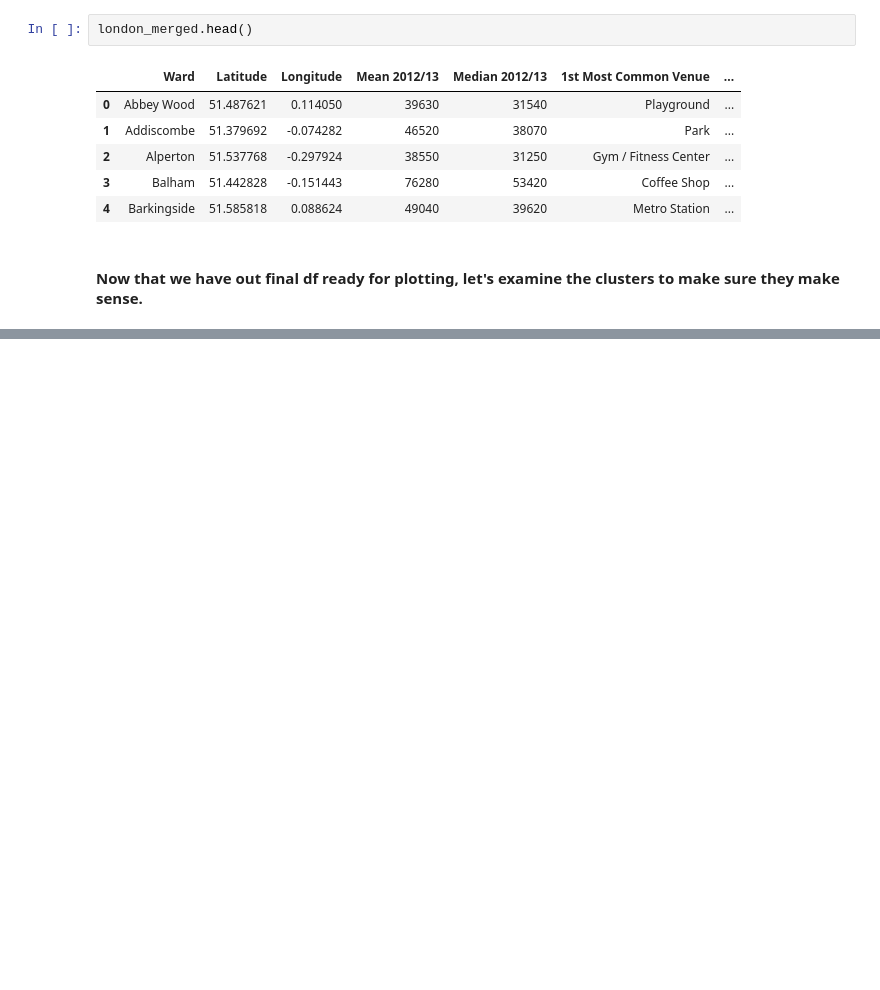
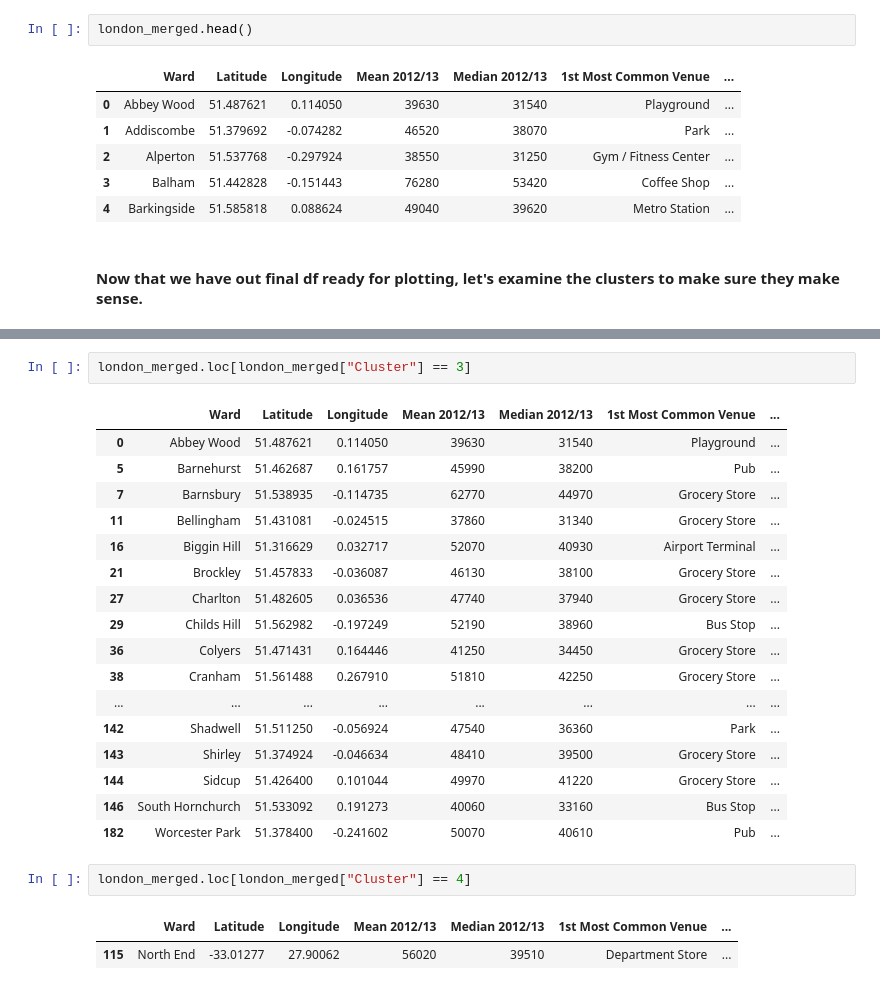
Before and after one commit to blancahuergo/AppliedDataScienceCapstone, a Jupyter notebook: Week 5 Notebook.ipynb, the cells around one changed output, grey strips where cells are left out. Drawn from its saved outputs; the diff is of its cells as text; blank space fills up the shorter version.

```diff
--- a/Week 5 Notebook.ipynb
+++ b/Week 5 Notebook.ipynb
@@ -801,0 +861,25 @@ london_merged.head()
+# %%
+london_merged.loc[london_merged["Cluster"] == 3]
+# %% [output]
+|  | Ward | Latitude | Longitude | Mean 2012/13 | Median 2012/13 | 1st Most Common Venue | ... |
+| 0 | Abbey Wood | 51.487621 | 0.114050 | 39630 | 31540 | Playground | ... |
+| 5 | Barnehurst | 51.462687 | 0.161757 | 45990 | 38200 | Pub | ... |
+| 7 | Barnsbury | 51.538935 | -0.114735 | 62770 | 44970 | Grocery Store | ... |
+| 11 | Bellingham | 51.431081 | -0.024515 | 37860 | 31340 | Grocery Store | ... |
+| 16 | Biggin Hill | 51.316629 | 0.032717 | 52070 | 40930 | Airport Terminal | ... |
+| 21 | Brockley | 51.457833 | -0.036087 | 46130 | 38100 | Grocery Store | ... |
+| 27 | Charlton | 51.482605 | 0.036536 | 47740 | 37940 | Grocery Store | ... |
+| 29 | Childs Hill | 51.562982 | -0.197249 | 52190 | 38960 | Bus Stop | ... |
+| 36 | Colyers | 51.471431 | 0.164446 | 41250 | 34450 | Grocery Store | ... |
+| 38 | Cranham | 51.561488 | 0.267910 | 51810 | 42250 | Grocery Store | ... |
+| ... | ... | ... | ... | ... | ... | ... | ... |
+| 142 | Shadwell | 51.511250 | -0.056924 | 47540 | 36360 | Park | ... |
+| 143 | Shirley | 51.374924 | -0.046634 | 48410 | 39500 | Grocery Store | ... |
+| 144 | Sidcup | 51.426400 | 0.101044 | 49970 | 41220 | Grocery Store | ... |
+| 146 | South Hornchurch | 51.533092 | 0.191273 | 40060 | 33160 | Bus Stop | ... |
+| 182 | Worcester Park | 51.378400 | -0.241602 | 50070 | 40610 | Pub | ... |
+# %%
+london_merged.loc[london_merged["Cluster"] == 4]
+# %% [output]
+|  | Ward | Latitude | Longitude | Mean 2012/13 | Median 2012/13 | 1st Most Common Venue | ... |
+| 115 | North End | -33.01277 | 27.90062 | 56020 | 39510 | Department Store | ... |
```
Also changed, not shown: parts of 11 cells of this notebook.
